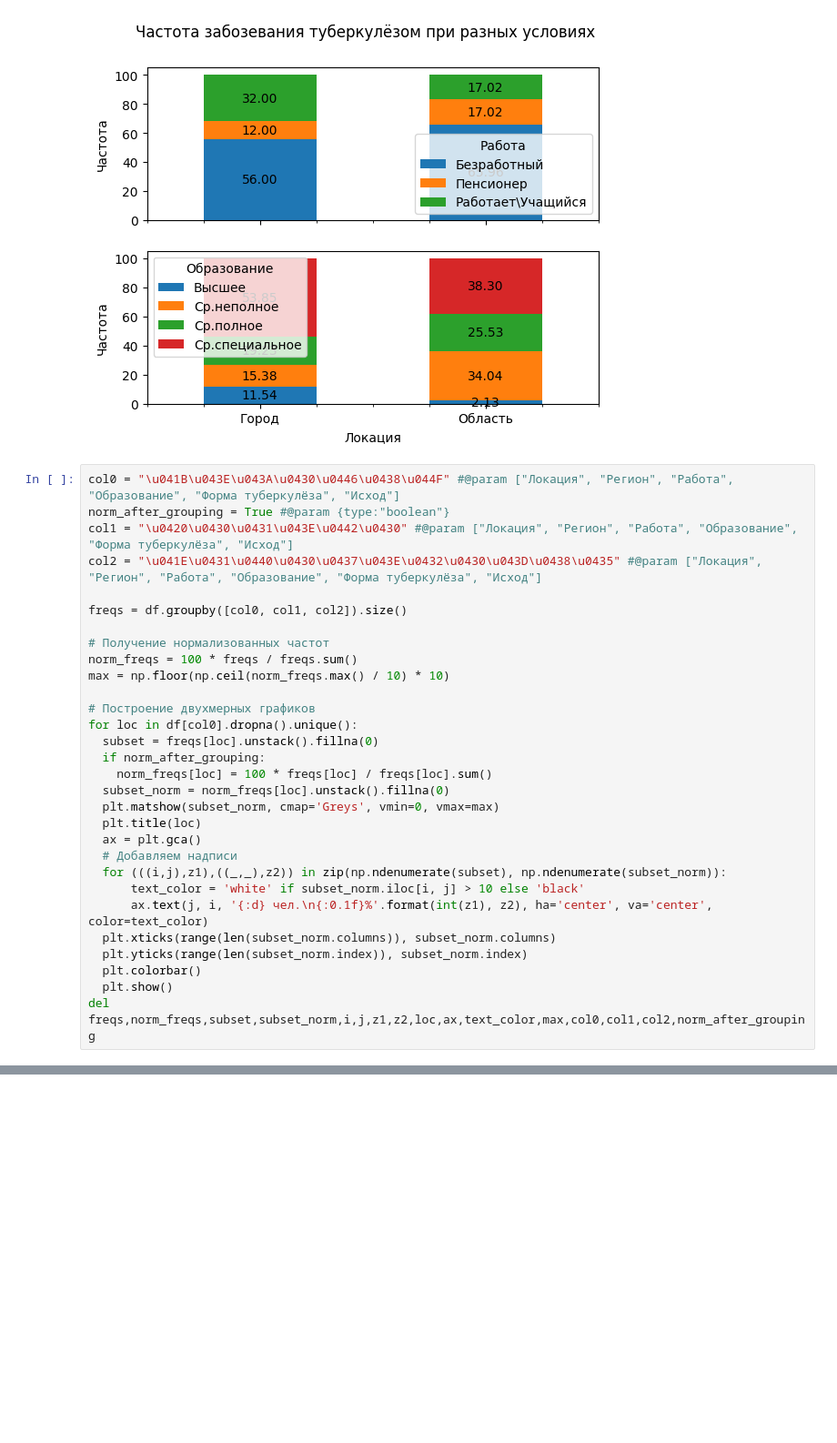
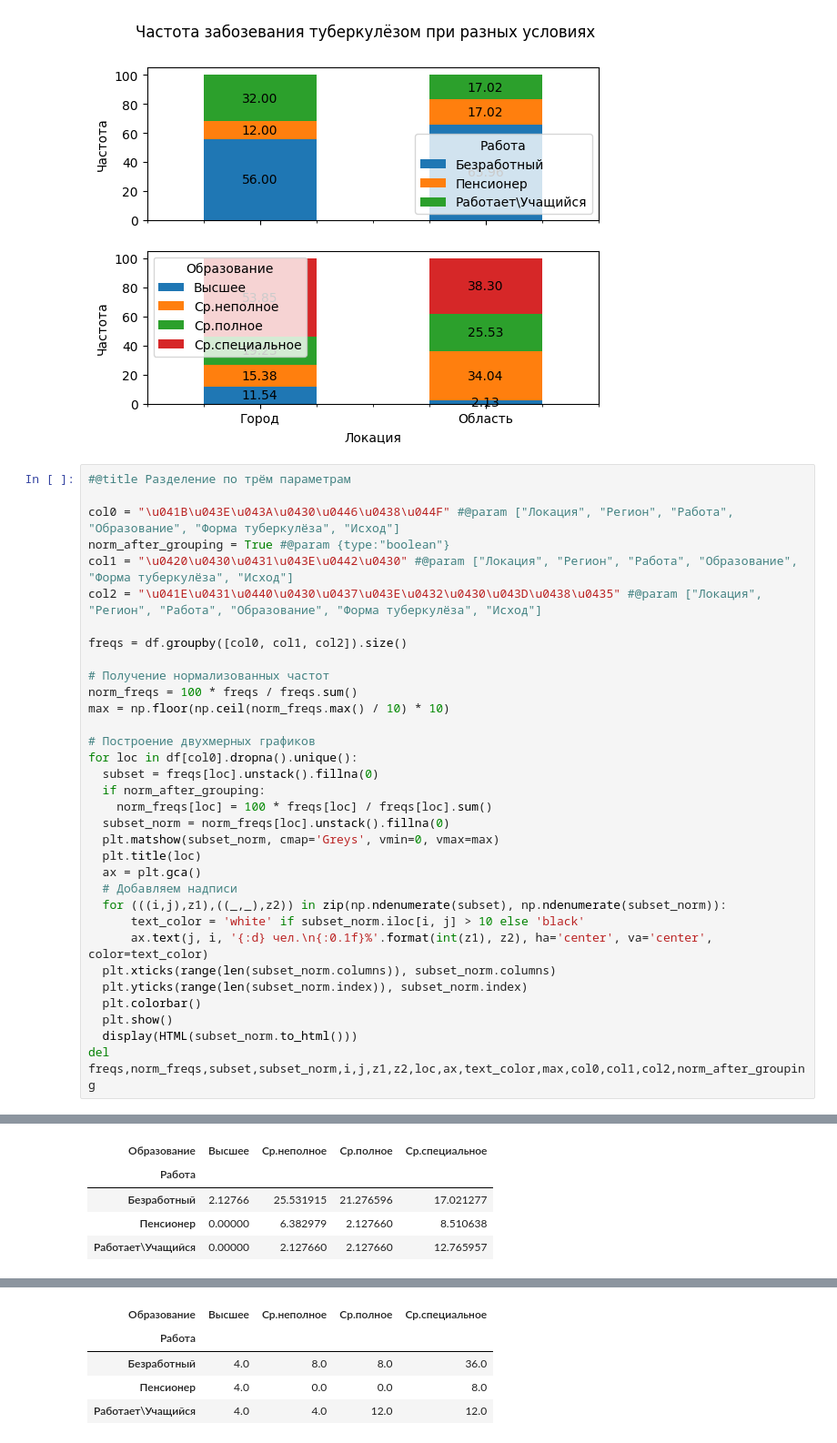
Before and after one commit to D-314/cyber-tuber, a Jupyter notebook: processing.ipynb, the cells around one changed output, grey strips where cells are left out. Shown at 91% size. Drawn from its saved outputs; the diff is of its cells as text; blank space fills up the shorter version.

```diff
--- a/processing.ipynb
+++ b/processing.ipynb
@@ -118,36 +119,49 @@ del grouped,work_freq,edu_freq,i,fig,ax1,ax2
 # %% [output]
 [figure]
 # %%
+#@title Разделение по трём параметрам
+
 col0 = "\u041B\u043E\u043A\u0430\u0446\u0438\u044F" #@param ["Локация", "Регион", "Работа", "Образование", "Форма туберкулёза", "Исход"]
 norm_after_grouping = True #@param {type:"boolean"}
 col1 = "\u0420\u0430\u0431\u043E\u0442\u0430" #@param ["Локация", "Регион", "Работа", "Образование", "Форма туберкулёза", "Исход"]
 col2 = "\u041E\u0431\u0440\u0430\u0437\u043E\u0432\u0430\u043D\u0438\u0435" #@param ["Локация", "Регион", "Работа", "Образование", "Форма туберкулёза", "Исход"]
 
 freqs = df.groupby([col0, col1, col2]).size()
 
 # Получение нормализованных частот
 norm_freqs = 100 * freqs / freqs.sum()
 max = np.floor(np.ceil(norm_freqs.max() / 10) * 10)
 
 # Построение двухмерных графиков
 for loc in df[col0].dropna().unique():
   subset = freqs[loc].unstack().fillna(0)
   if norm_after_grouping:
     norm_freqs[loc] = 100 * freqs[loc] / freqs[loc].sum()
   subset_norm = norm_freqs[loc].unstack().fillna(0)
   plt.matshow(subset_norm, cmap='Greys', vmin=0, vmax=max)
   plt.title(loc)
   ax = plt.gca()
   # Добавляем надписи
   for (((i,j),z1),((_,_),z2)) in zip(np.ndenumerate(subset), np.ndenumerate(subset_norm)):
       text_color = 'white' if subset_norm.iloc[i, j] > 10 else 'black'
       ax.text(j, i, '{:d} чел.\n{:0.1f}%'.format(int(z1), z2), ha='center', va='center', color=text_color)
   plt.xticks(range(len(subset_norm.columns)), subset_norm.columns)
   plt.yticks(range(len(subset_norm.index)), subset_norm.index)
   plt.colorbar()
   plt.show()
+  display(HTML(subset_norm.to_html()))
 del freqs,norm_freqs,subset,subset_norm,i,j,z1,z2,loc,ax,text_color,max,col0,col1,col2,norm_after_grouping
 # %% [output]
 [figure]
+| Образование | Высшее | Ср.неполное | Ср.полное | Ср.специальное |
+| Работа |  |  |  |  |
+| Безработный | 2.12766 | 25.531915 | 21.276596 | 17.021277 |
+| Пенсионер | 0.00000 | 6.382979 | 2.127660 | 8.510638 |
+| Работает\Учащийся | 0.00000 | 2.127660 | 2.127660 | 12.765957 |
 [figure]
+| Образование | Высшее | Ср.неполное | Ср.полное | Ср.специальное |
+| Работа |  |  |  |  |
+| Безработный | 4.0 | 8.0 | 8.0 | 36.0 |
+| Пенсионер | 4.0 | 0.0 | 0.0 | 8.0 |
+| Работает\Учащийся | 4.0 | 4.0 | 12.0 | 12.0 |
 # %%
```
Also changed, not shown: parts of 4 cells of this notebook.
